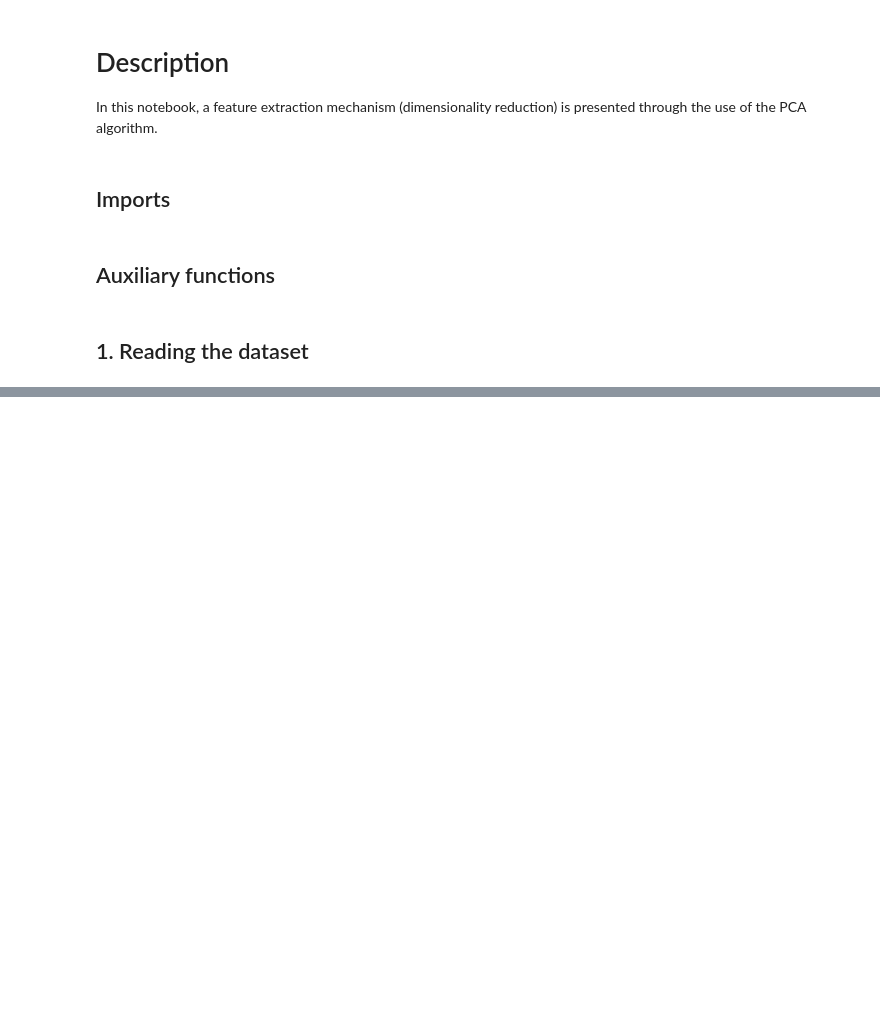
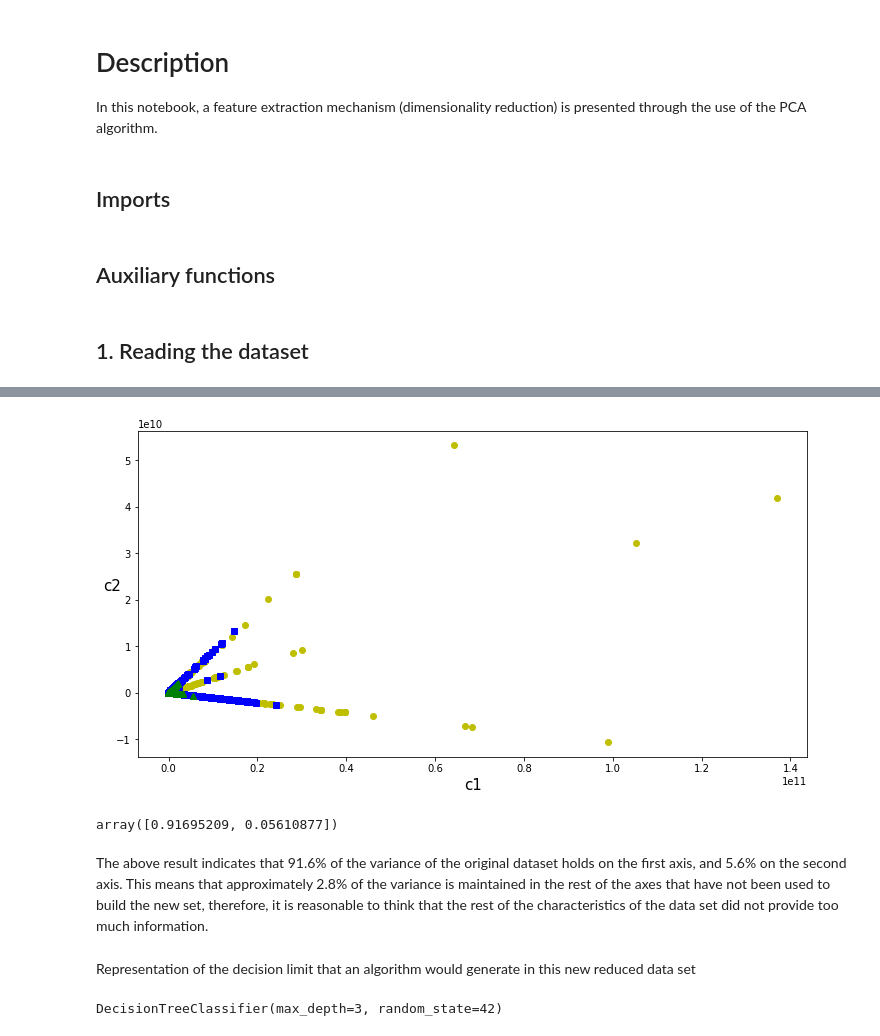
Before and after one commit to AlvaroTV/Selection-Extraction-of-Features, a Jupyter notebook: 3_Principal-Component-Analysis-(PCA).ipynb, the cells around one changed output, grey strips where cells are left out. Cells and saved outputs as stored; diff of their text form; code cells hidden in the pictures; blank space fills up the shorter version.

```diff
--- a/3_Principal-Component-Analysis-(PCA).ipynb
+++ b/3_Principal-Component-Analysis-(PCA).ipynb
@@ -30,0 +90,5 @@ df = pd.read_csv('../datasets/AndroidAdware2017/TotalFeatures-ISCXFlowMeter.csv'
+# %%
+# Separate the input variables (X) from the label (y)
+# Convert the label y to a numeric value
+X_df, y_df = remove_labels(df, 'calss')
+y_df = y_df.factorize()[0]
@@ -30,0 +97,8 @@ df = pd.read_csv('../datasets/AndroidAdware2017/TotalFeatures-ISCXFlowMeter.csv'
+# %%
+# Reduce the data set to 2 dimensions using the PCA algorithm
+from sklearn.decomposition import PCA
+
+pca = PCA(n_components=2)
+df_reduced = pca.fit_transform(X_df)
+# %%
+df_reduced = pd.DataFrame(df_reduced, columns=["c1", "c2"])
@@ -30,0 +119,31 @@ df = pd.read_csv('../datasets/AndroidAdware2017/TotalFeatures-ISCXFlowMeter.csv'
+# %%
+# Representation of the new dataset with two input features and three categories (y)
+import matplotlib.pyplot as plt
+%matplotlib inline
+
+plt.figure(figsize=(12, 6))
+plt.plot(df_reduced["c1"][y_df==0], df_reduced["c2"][y_df==0], "yo", label="normal")
+plt.plot(df_reduced["c1"][y_df==1], df_reduced["c2"][y_df==1], "bs", label="adware")
+plt.plot(df_reduced["c1"][y_df==2], df_reduced["c2"][y_df==2], "g^", label="malware")
+plt.xlabel("c1", fontsize=15)
+plt.ylabel("c2", fontsize=15, rotation=0)
+plt.show()
+# %% [output]
+[figure, added]
+# %%
+# Calculate the proportion of variance that has been preserved from the original set
+pca.explained_variance_ratio_
+# %% [output]
+array([0.91695209, 0.05610877])
+# %% [markdown]
+The above result indicates that 91.6% of the variance of the original dataset holds on the first axis, and 5.6% on the second axis. This means that approximately 2.8% of the variance is maintained in the rest of the axes that have not been used to build the new set, therefore, it is reasonable to think that the rest of the characteristics of the data set did not provide too much information.
+# %% [markdown]
+Representation of the decision limit that an algorithm would generate in this new reduced data set
+# %%
+# Generate a model with the reduced dataset
+from sklearn.tree import DecisionTreeClassifier
+
+clf_tree_reduced = DecisionTreeClassifier(max_depth=3, random_state=42)
+clf_tree_reduced.fit(df_reduced, y_df)
+# %% [output]
+DecisionTreeClassifier(max_depth=3, random_state=42)
```
Also changed, not shown: parts of 14 cells of this notebook.
